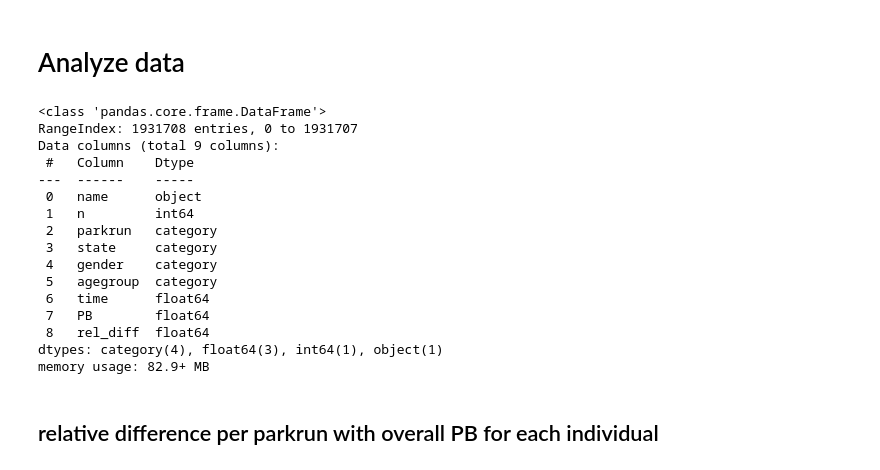
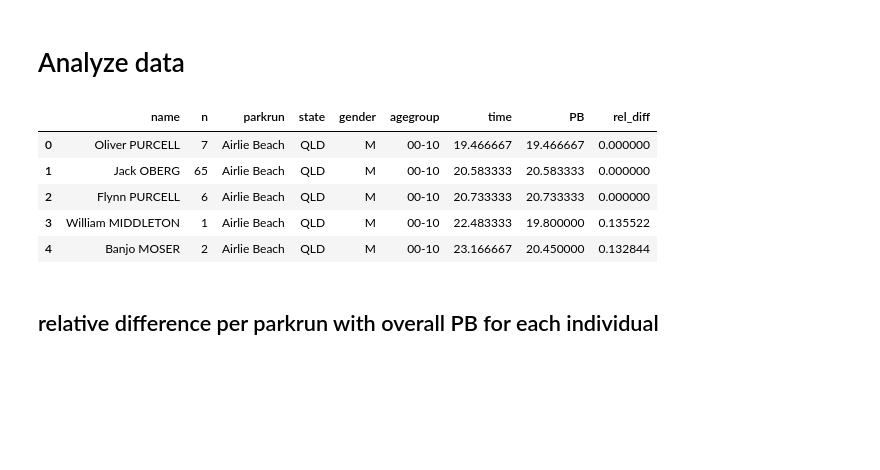
Before and after one commit to tjrademaker/parkrun, a Jupyter notebook: notebooks/04_analyze.ipynb, the cells around one changed output. Cells and saved outputs as stored; diff of their text form; code cells hidden in the pictures; blank space fills up the shorter version.

```diff
--- a/notebooks/04_analyze.ipynb
+++ b/notebooks/04_analyze.ipynb
@@ -14,32 +14,22 @@ import plotly.express as px
 # %%
 # load data
 df = pq.read_table('../data/cleaned.parquet').to_pandas()
 
 with open('../data/states.json', 'r') as f:
     locations = json.load(f)
 
 # add PB and relative difference with PB
 df['PB'] = df.groupby(['name','gender','agegroup']).time.transform(min).values
 df['rel_diff'] = (df.time-df.PB)/df.PB
 
-df.info()
+df.head()
 # %% [output]
-<class 'pandas.core.frame.DataFrame'>
-RangeIndex: 1931708 entries, 0 to 1931707
-Data columns (total 9 columns):
- #   Column    Dtype
----  ------    -----
- 0   name      object
- 1   n         int64
- 2   parkrun   category
- 3   state     category
- 4   gender    category
- 5   agegroup  category
- 6   time      float64
- 7   PB        float64
- 8   rel_diff  float64
-dtypes: category(4), float64(3), int64(1), object(1)
-memory usage: 82.9+ MB
+|  | name | n | parkrun | state | gender | agegroup | time | PB | rel_diff |
+| 0 | Oliver PURCELL | 7 | Airlie Beach | QLD | M | 00-10 | 19.466667 | 19.466667 | 0.000000 |
+| 1 | Jack OBERG | 65 | Airlie Beach | QLD | M | 00-10 | 20.583333 | 20.583333 | 0.000000 |
+| 2 | Flynn PURCELL | 6 | Airlie Beach | QLD | M | 00-10 | 20.733333 | 20.733333 | 0.000000 |
+| 3 | William MIDDLETON | 1 | Airlie Beach | QLD | M | 00-10 | 22.483333 | 19.800000 | 0.135522 |
+| 4 | Banjo MOSER | 2 | Airlie Beach | QLD | M | 00-10 | 23.166667 | 20.450000 | 0.132844 |
 # %% [markdown]
 ## relative difference per parkrun with overall PB for each individual
 # %%
```
Also changed, not shown: 14 other files.
